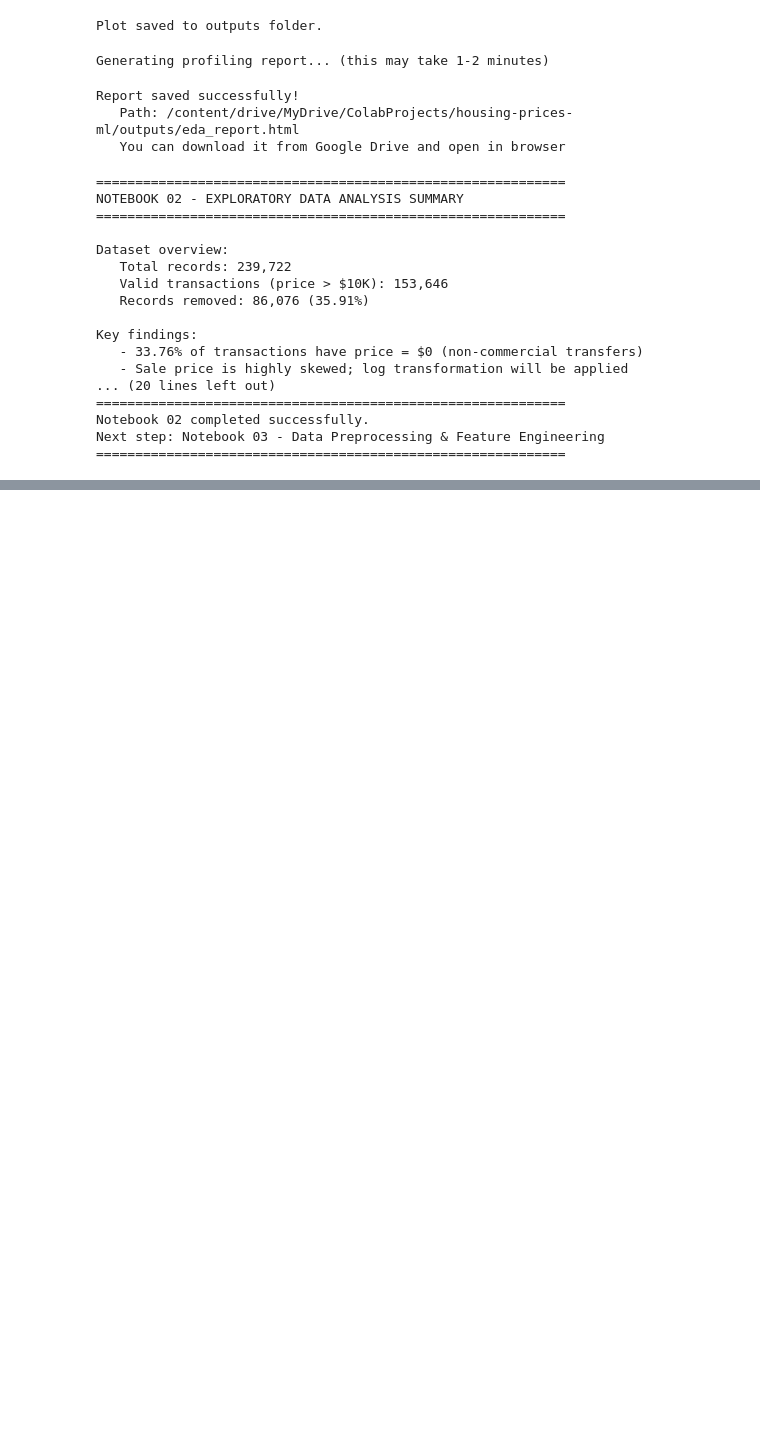
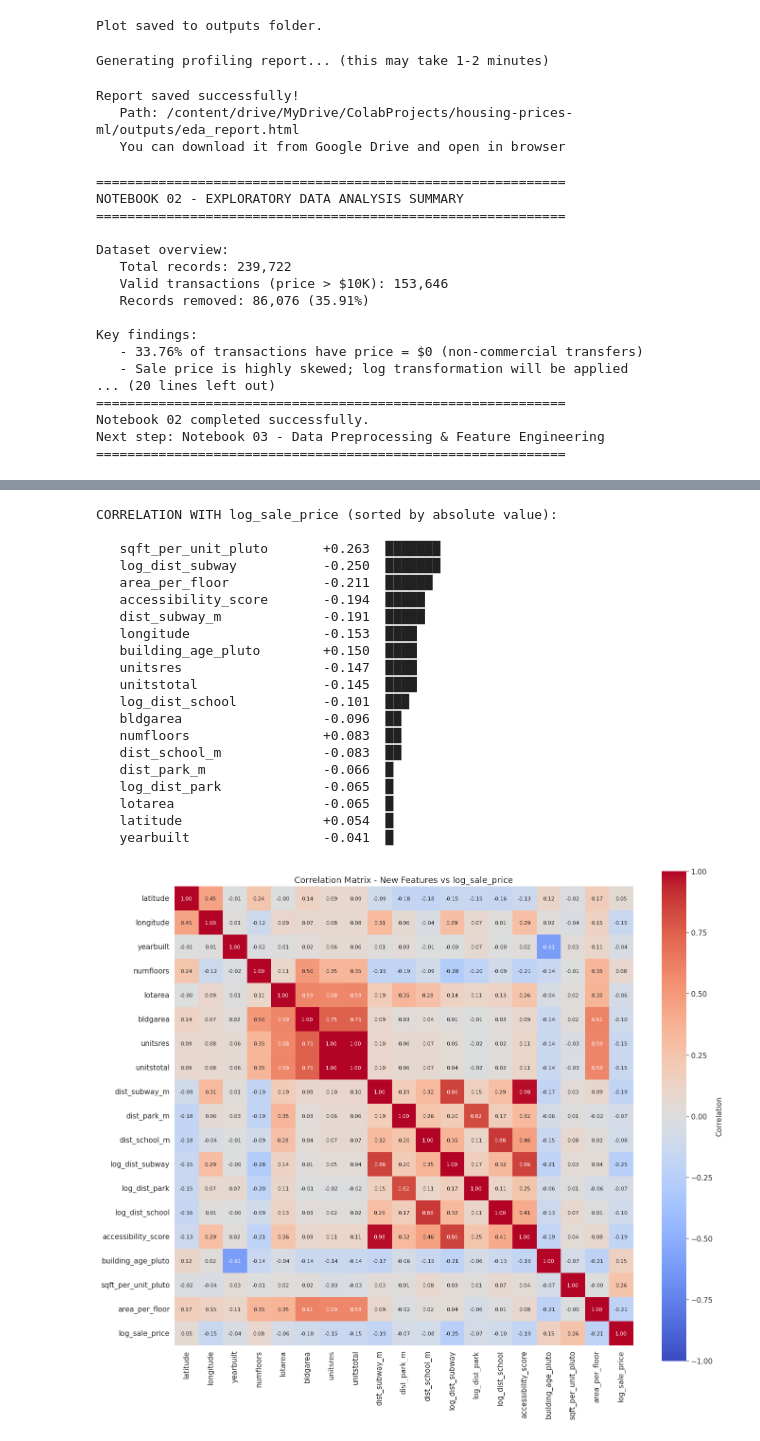
Before and after one commit to alexandrumoldovan1/housing-prices-ml, a Jupyter notebook: notebooks/02_eda.ipynb, the cells around one changed output, grey strips where cells are left out. Cells and saved outputs as stored; diff of their text form; code cells hidden in the pictures; blank space fills up the shorter version.

```diff
--- a/notebooks/02_eda.ipynb
+++ b/notebooks/02_eda.ipynb
@@ -405,0 +596,57 @@ Next step: Notebook 03 - Data Preprocessing & Feature Engineering
+# %%
+# ============================================
+# Correlations: New Features vs Sale Price
+# ============================================
+new_features_for_corr = [
+    'latitude', 'longitude', 'yearbuilt', 'numfloors',
+    'lotarea', 'bldgarea', 'unitsres', 'unitstotal',
+    'dist_subway_m', 'dist_park_m', 'dist_school_m',
+    'log_dist_subway', 'log_dist_park', 'log_dist_school',
+    'accessibility_score', 'building_age_pluto',
+    'sqft_per_unit_pluto', 'area_per_floor',
+    'log_sale_price'
+]
+
+# Compute correlations
+corr_data = df_v2[new_features_for_corr].corr()
+
+# Extract correlations with target
+target_corr = corr_data['log_sale_price'].drop('log_sale_price').sort_values(key=abs, ascending=False)
+
+print("CORRELATION WITH log_sale_price (sorted by absolute value):\n")
+for feature, corr in target_corr.items():
+    bar = '█' * int(abs(corr) * 30)
+    sign = '+' if corr > 0 else '-'
+    print(f"   {feature:25s} {sign}{abs(corr):.3f}  {bar}")
+
+# Plot heatmap
+plt.figure(figsize=(14, 12))
+sns.heatmap(corr_data, annot=True, fmt='.2f', cmap='coolwarm',
+            center=0, vmin=-1, vmax=1, square=True,
+            cbar_kws={'label': 'Correlation'}, annot_kws={'size': 8})
+plt.title('Correlation Matrix - New Features vs log_sale_price', fontsize=13)
+plt.tight_layout()
+plt.savefig(f'{OUTPUTS_PATH}/correlation_matrix_v2.png', dpi=150, bbox_inches='tight')
+plt.show()
+# %% [output]
+CORRELATION WITH log_sale_price (sorted by absolute value):
+
+   sqft_per_unit_pluto       +0.263  ███████
+   log_dist_subway           -0.250  ███████
+   area_per_floor            -0.211  ██████
+   accessibility_score       -0.194  █████
+   dist_subway_m             -0.191  █████
+   longitude                 -0.153  ████
+   building_age_pluto        +0.150  ████
+   unitsres                  -0.147  ████
+   unitstotal                -0.145  ████
+   log_dist_school           -0.101  ███
+   bldgarea                  -0.096  ██
+   numfloors                 +0.083  ██
+   dist_school_m             -0.083  ██
+   dist_park_m               -0.066  █
+   log_dist_park             -0.065  █
+   lotarea                   -0.065  █
+   latitude                  +0.054  █
+   yearbuilt                 -0.041  █
+[figure, added]
```
Also changed, not shown: parts of 6 cells of this notebook.
